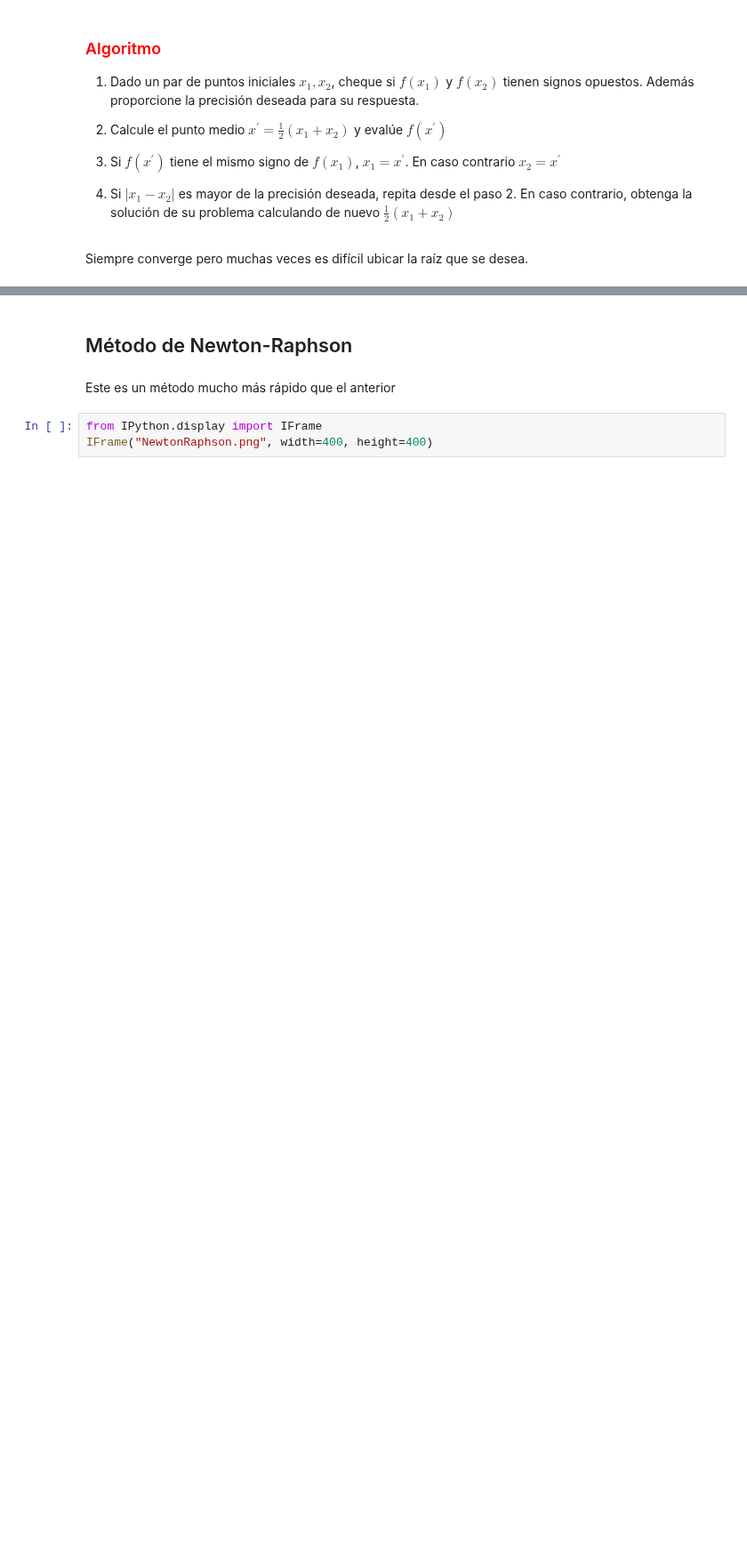
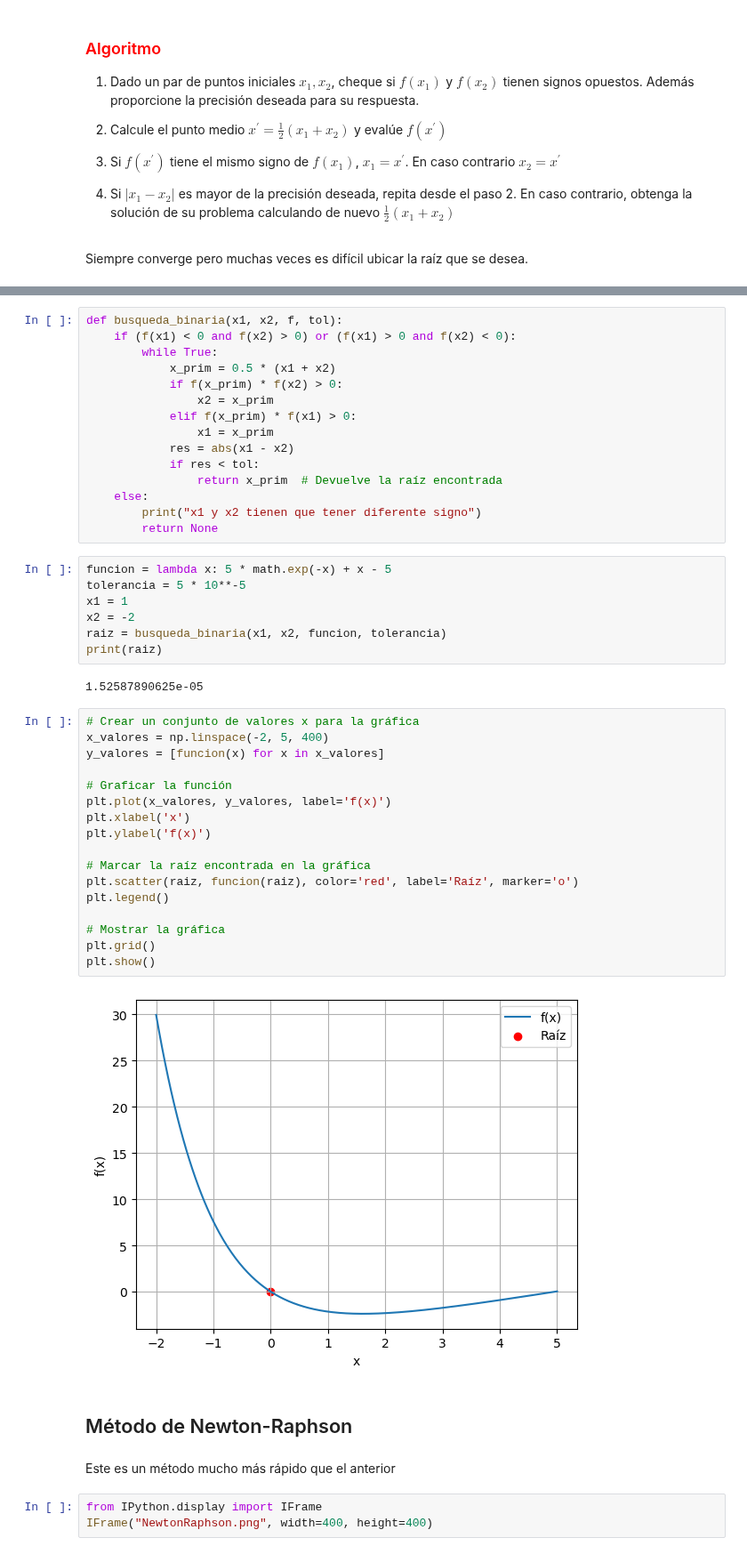
Before and after one commit to apareram/f-sica-computacional, a Jupyter notebook: clases/Métodos numéricos y Python.ipynb, the cells around one changed output, grey strips where cells are left out. Shown at 89% size. Cells and saved outputs as stored; diff of their text form; blank space fills up the shorter version.

```diff
--- a/clases/Métodos numéricos y Python.ipynb
+++ b/clases/Métodos numéricos y Python.ipynb
@@ -295,3 +299,46 @@ Siempre converge pero muchas veces es difícil ubicar la raíz que se desea.
+# %%
+def busqueda_binaria(x1, x2, f, tol):
+    if (f(x1) < 0 and f(x2) > 0) or (f(x1) > 0 and f(x2) < 0):
+        while True:
+            x_prim = 0.5 * (x1 + x2)
+            if f(x_prim) * f(x2) > 0:
+                x2 = x_prim
+            elif f(x_prim) * f(x1) > 0:
+                x1 = x_prim
+            res = abs(x1 - x2)
+            if res < tol:
+                return x_prim  # Devuelve la raíz encontrada
+    else:
+        print("x1 y x2 tienen que tener diferente signo")
+        return None
+# %%
+funcion = lambda x: 5 * math.exp(-x) + x - 5
+tolerancia = 5 * 10**-5
+x1 = 1
+x2 = -2
+raiz = busqueda_binaria(x1, x2, funcion, tolerancia)
+print(raiz)
+# %% [output]
+1.52587890625e-05
+# %%
+# Crear un conjunto de valores x para la gráfica
+x_valores = np.linspace(-2, 5, 400)
+y_valores = [funcion(x) for x in x_valores]
+
+# Graficar la función
+plt.plot(x_valores, y_valores, label='f(x)')
+plt.xlabel('x')
+plt.ylabel('f(x)')
+
+# Marcar la raíz encontrada en la gráfica
+plt.scatter(raiz, funcion(raiz), color='red', label='Raíz', marker='o')
+plt.legend()
+
+# Mostrar la gráfica
+plt.grid()
+plt.show()
+# %% [output]
+[figure, added]
 # %% [markdown]
 ## Método de Newton-Raphson
 # %% [markdown]
```
Also changed, not shown: parts of 1 cell of this notebook, 2 other files.
